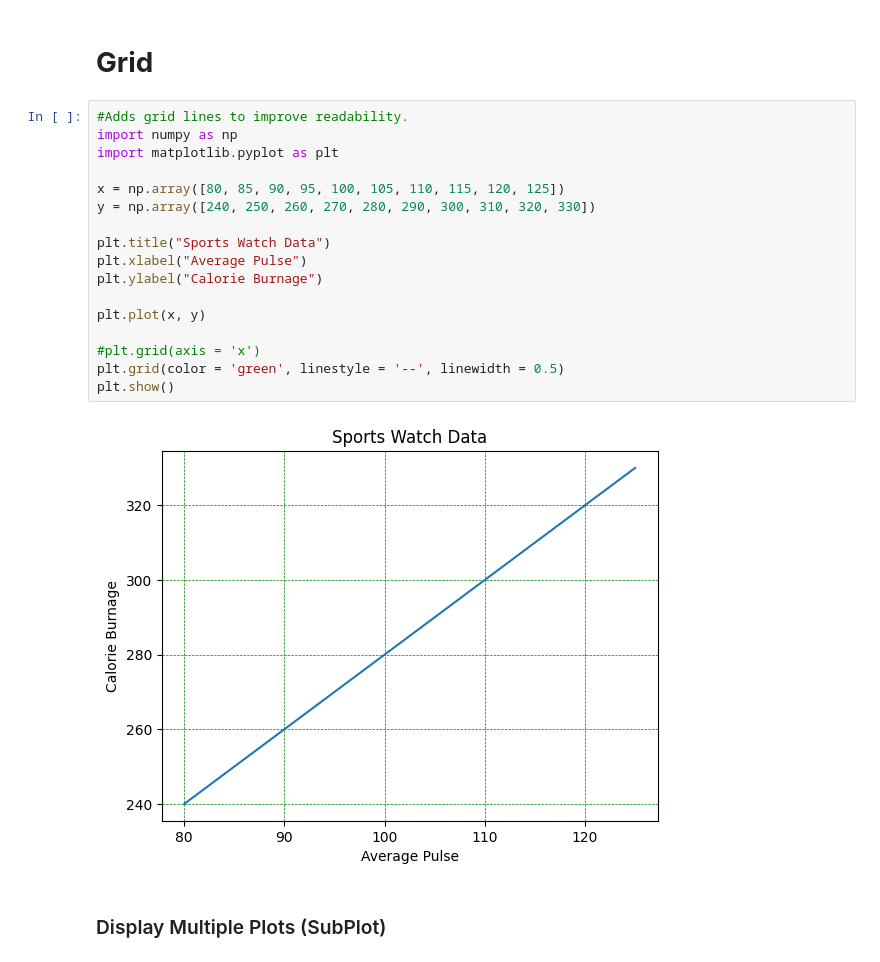
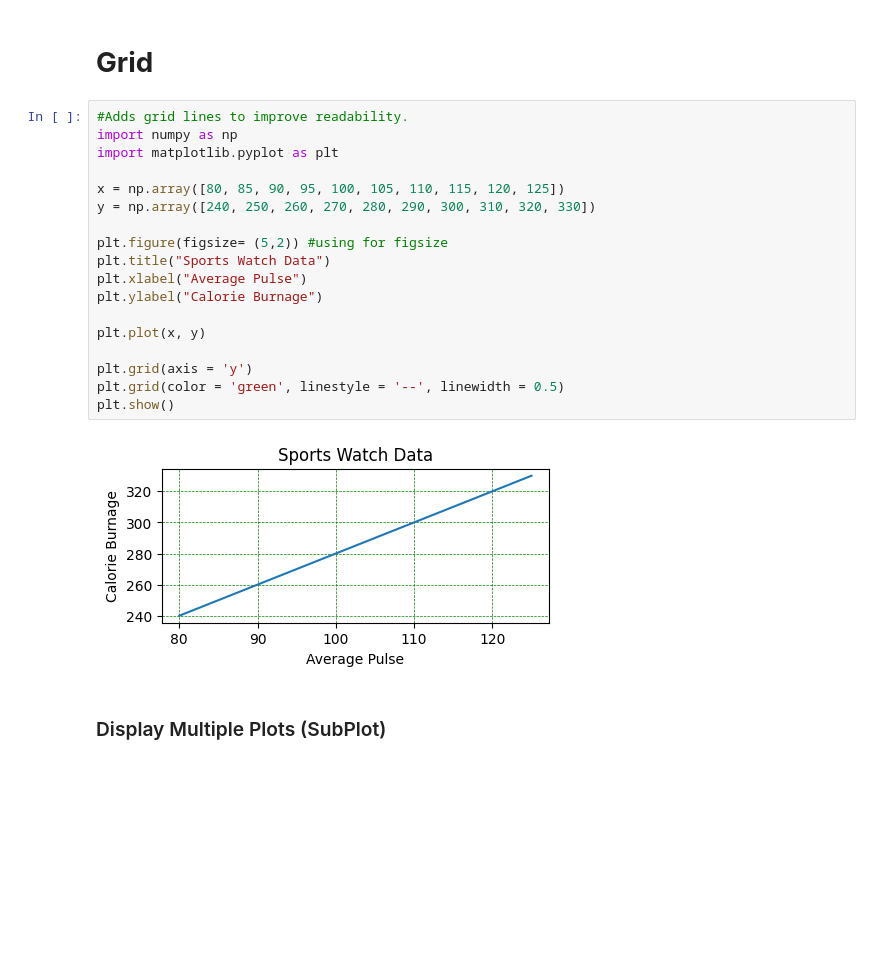
Before and after one commit to itsvikky12/Data-visualization-Python, a Jupyter notebook: Matplotlib/Day3_Matplotlib.ipynb, the cells around one changed output. Cells and saved outputs as stored; diff of their text form; blank space fills up the shorter version.

```diff
--- a/Matplotlib/Day3_Matplotlib.ipynb
+++ b/Matplotlib/Day3_Matplotlib.ipynb
@@ -229,22 +229,23 @@ plt.show()
 # %%
 #Adds grid lines to improve readability.
 import numpy as np
 import matplotlib.pyplot as plt
 
 x = np.array([80, 85, 90, 95, 100, 105, 110, 115, 120, 125])
 y = np.array([240, 250, 260, 270, 280, 290, 300, 310, 320, 330])
 
+plt.figure(figsize= (5,2)) #using for figsize
 plt.title("Sports Watch Data")
 plt.xlabel("Average Pulse")
 plt.ylabel("Calorie Burnage")
 
 plt.plot(x, y)
 
-#plt.grid(axis = 'x')
+plt.grid(axis = 'y')
 plt.grid(color = 'green', linestyle = '--', linewidth = 0.5)
 plt.show()
 # %% [output]
-[figure, old version]
+[figure, new version]
 # %% [markdown]
 ### Display Multiple Plots (SubPlot)
 # %%
```
Also changed, not shown: parts of 33 cells of this notebook, 6 other files.
